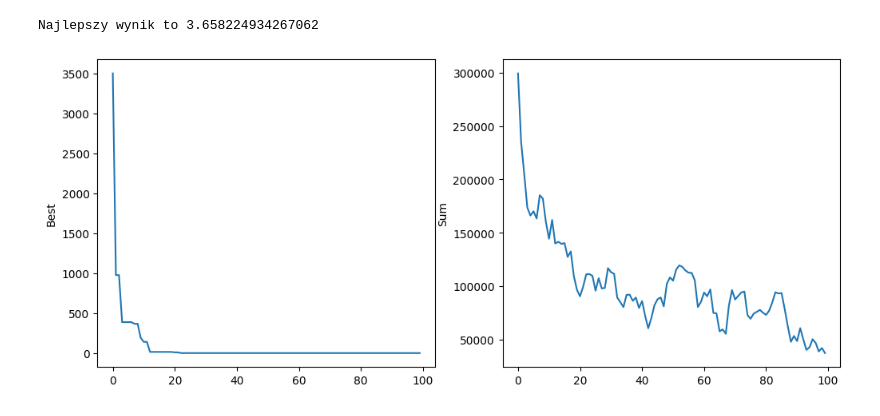
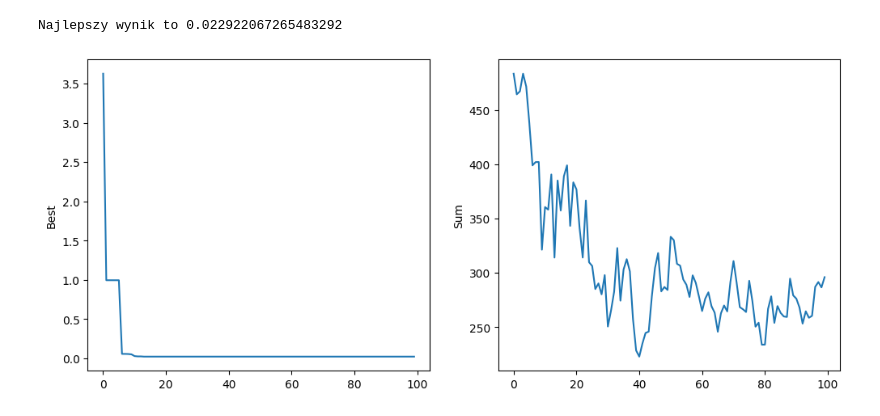
Before and after one commit to isso1550/MSWIO_24Z, a Jupyter notebook: cw12/aig.ipynb, the cells around one changed output. Drawn from its saved outputs; the diff is of its cells as text; code cells hidden in the pictures.

```diff
--- a/cw12/aig.ipynb
+++ b/cw12/aig.ipynb
@@ -11,7 +11,7 @@ from scipy.stats import truncnorm
 import numpy as np
 import matplotlib.pyplot as plt
 
-def innovative_gunner(obj_func, xmin, xmax, alpha_max = np.pi/2, beta_max = np.pi/2, num_dimensions = 1, num_iterations = 10, popsize = 10, angle_adjuster=None, r=None):
+def innovative_gunner(obj_func, xmin, xmax, alpha_max = np.pi/2, beta_max = np.pi/2, num_dimensions = 1, num_iterations = 10, popsize = 10, angle_adjuster=None, r=None, coef=None):
     """
     Performs Innovative Gunner Algorithm (AIG) on specified obj_func function:
 
@@ -26,6 +26,7 @@ def innovative_gunner(obj_func, xmin, xmax, alpha_max = np.pi/2, beta_max = np.p
         popsize: Size of population = Number of gunners
         angle_adjuster: String used to choose angle adjuster. Allowed values 'geometric', 'exponential', 'linear'. Custom can be used by assigning a callable to this parameter. Passed arguments are (angle,iter)
         r: r-value to use in exponential angle adjuster. Defaults to 1/(num_dimentions*num_iterations) if set to None
+        coef: decrease coef for geometric angle adjuster. Default 0.97
     """
 
     #Initialize variables
@@ -45,7 +46,7 @@ def innovative_gunner(obj_func, xmin, xmax, alpha_max = np.pi/2, beta_max = np.p
         case None:
             def angle_adjuster(angle, iter): return angle
         case 'geometric':
-            coef = 0.97 #decrease coefficient
+            if (coef==None): coef = 0.97 #decrease coefficient
             def angle_adjuster(angle, iter): return (angle * np.power(coef,iter)) + 1e-100
         case 'exponential':
             if (r==None):
@@ -110,34 +111,36 @@ def innovative_gunner(obj_func, xmin, xmax, alpha_max = np.pi/2, beta_max = np.p
 # %%
 funcs = [dejong, rastrigin, ackley]
 lims = [100., 5.12, 32.768]
 
-id = 0
+id = 1
 func = funcs[id]
 xmax = lims[id]
 xmin = -xmax
 
-func = lambda x: funcs[id](x-2)
+#func = lambda x: funcs[id](x-2)
 
 alpha_max = 90
 beta_max = 90
 
 angle_adjuster = 'linear'
-angle_adjuster = None
+angle_adjuster = 'geometric'
+coef = 0.99
+#angle_adjuster = None
 
-ndims = 2
+ndims = 1
 niter = 100
 popsize = 20
 
 
-obj_minarg, obj_min, sum_vals, best_vals, pops = innovative_gunner(func, xmin, xmax, num_dimensions=ndims, num_iterations=niter, popsize=popsize, alpha_max=alpha_max, beta_max=beta_max, angle_adjuster=angle_adjuster)
+obj_minarg, obj_min, sum_vals, best_vals, pops = innovative_gunner(func, xmin, xmax, num_dimensions=ndims, num_iterations=niter, popsize=popsize, alpha_max=alpha_max, beta_max=beta_max, angle_adjuster=angle_adjuster, coef=coef)
 print(f"Najlepszy wynik to {obj_min}")
 
 fig, axs = plt.subplots(1,2, figsize=(12,5))
 axs[0].plot(best_vals)
 axs[1].plot(sum_vals)
 axs[0].set_ylabel('Best')
 axs[1].set_ylabel('Sum')
 plt.show()
 # %% [output]
-Najlepszy wynik to 3.658224934267062
+Najlepszy wynik to 0.022922067265483292
-[figure, old version]
+[figure, new version]
```
Also changed, not shown: parts of 3 cells of this notebook, 15 other files.
